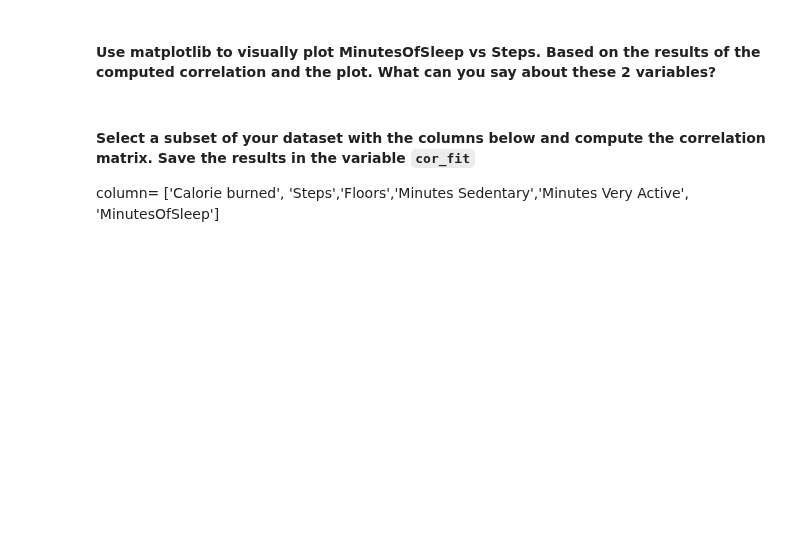
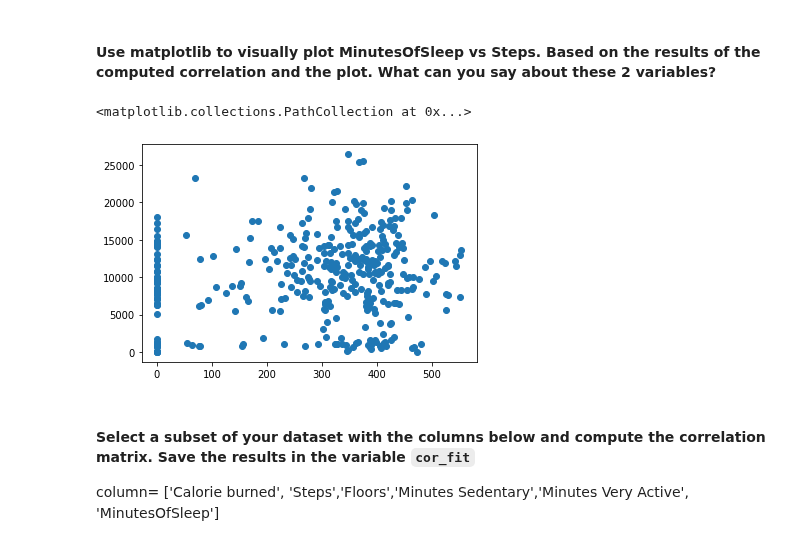
Before and after one commit to ta-data-lis/lab-pivot-table-and-correlation, a Jupyter notebook: your_code/main.ipynb, the cells around one changed output. Saved outputs shown, nothing was run; the diff lists cells and outputs as text; code cells hidden in the pictures; blank space fills up the shorter version.

```diff
--- a/your_code/main.ipynb
+++ b/your_code/main.ipynb
@@ -109,3 +264,10 @@ Hint: Use Pandas functions from previous lectures.
+# %%
+plt.scatter(x=fitbit['MinutesOfSleep'], y=fitbit['Steps'])
+
+#there is no correlation at all between these two variables.
+# %% [output]
+<matplotlib.collections.PathCollection at 0x...>
+[figure, added]
 # %% [markdown]
 #### Select a subset of your dataset with the columns below and compute the correlation matrix. Save the results in the variable `cor_fit`
 column= ['Calorie burned', 'Steps','Floors','Minutes Sedentary','Minutes Very Active', 'MinutesOfSleep']
```
Also changed, not shown: parts of 57 cells of this notebook.
